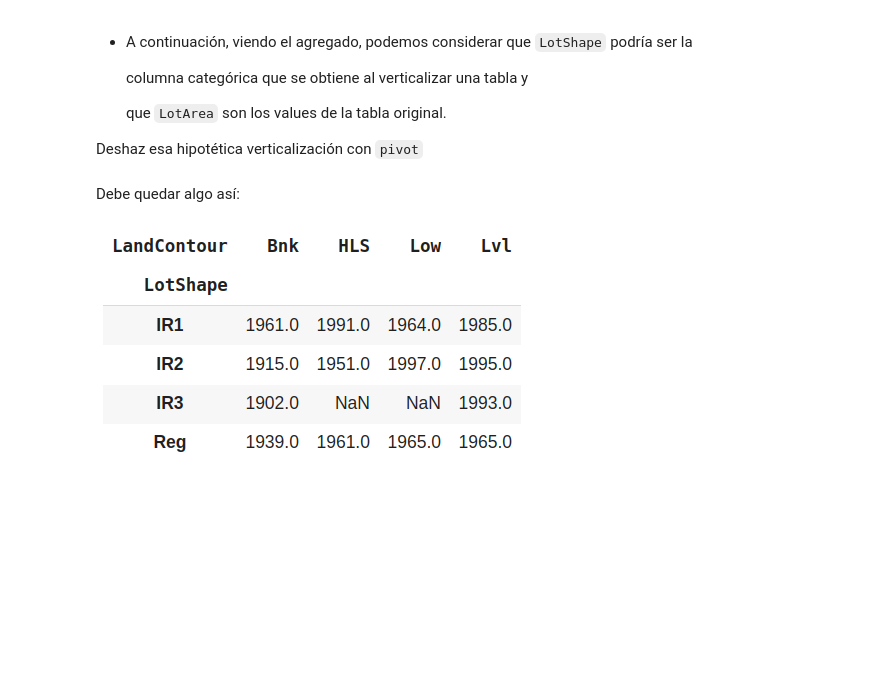
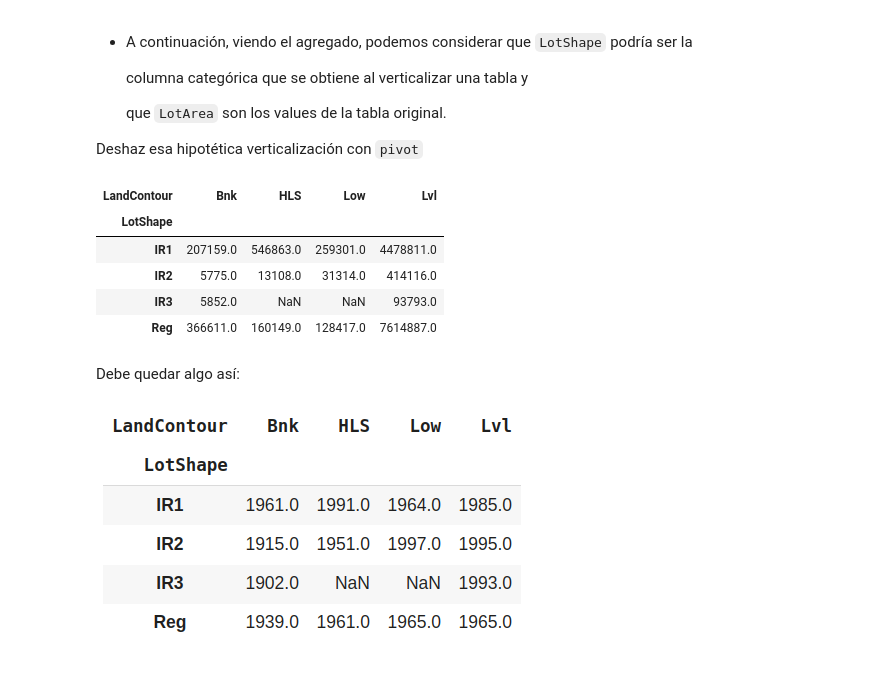
Before and after one commit to amejosecar/ia_dema, a Jupyter notebook: 05_Agregados_y_verticalización/Agregados.ipynb, the cells around one changed output. Saved outputs shown, nothing was run; the diff lists cells and outputs as text; code cells hidden in the pictures; blank space fills up the shorter version.

```diff
--- a/05_Agregados_y_verticalización/Agregados.ipynb
+++ b/05_Agregados_y_verticalización/Agregados.ipynb
@@ -556,3 +730,12 @@ Deshaz esa hipotética verticalización con `pivot`
+# %%
+SP1
+# %% [output]
+| LandContour | Bnk | HLS | Low | Lvl |
+| LotShape |  |  |  |  |
+| IR1 | 207159.0 | 546863.0 | 259301.0 | 4478811.0 |
+| IR2 | 5775.0 | 13108.0 | 31314.0 | 414116.0 |
+| IR3 | 5852.0 | NaN | NaN | 93793.0 |
+| Reg | 366611.0 | 160149.0 | 128417.0 | 7614887.0 |
 # %% [markdown]
 Debe quedar algo así:
 
```
Also changed, not shown: parts of 57 cells of this notebook, 2 other files.
